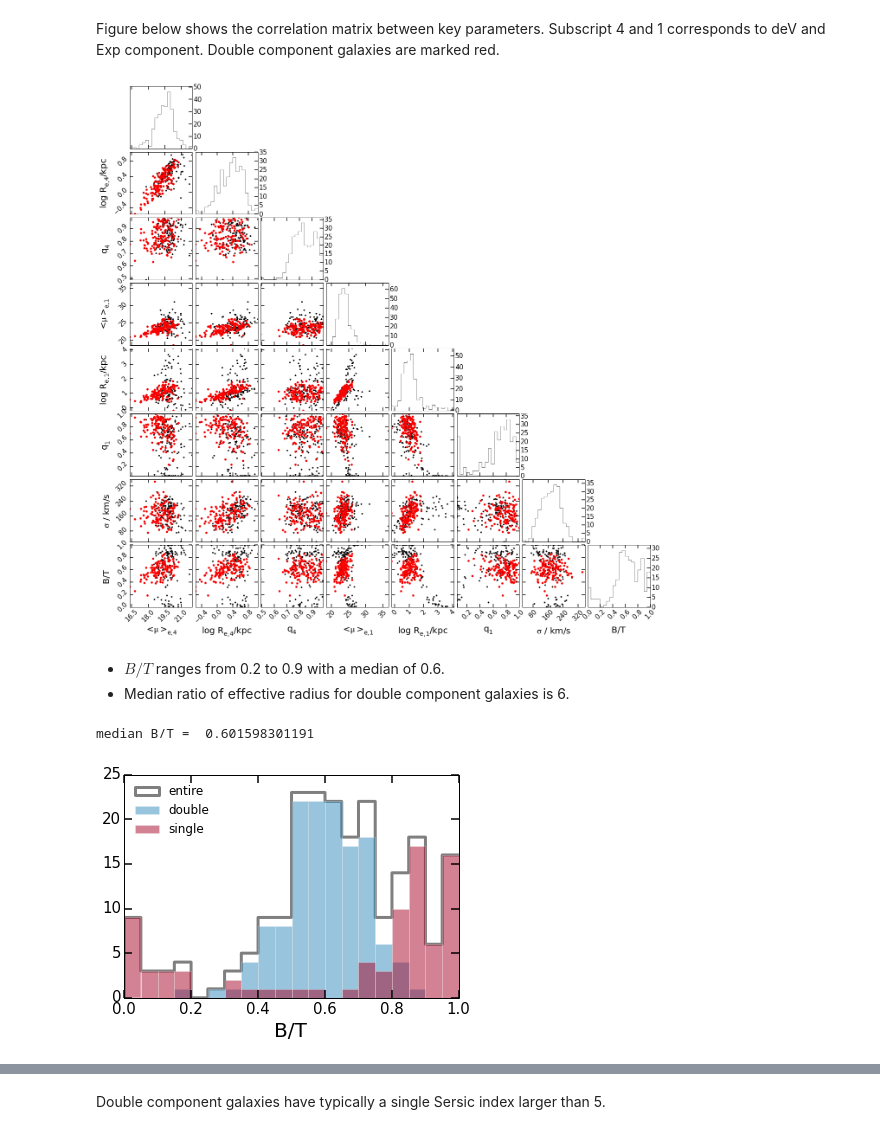
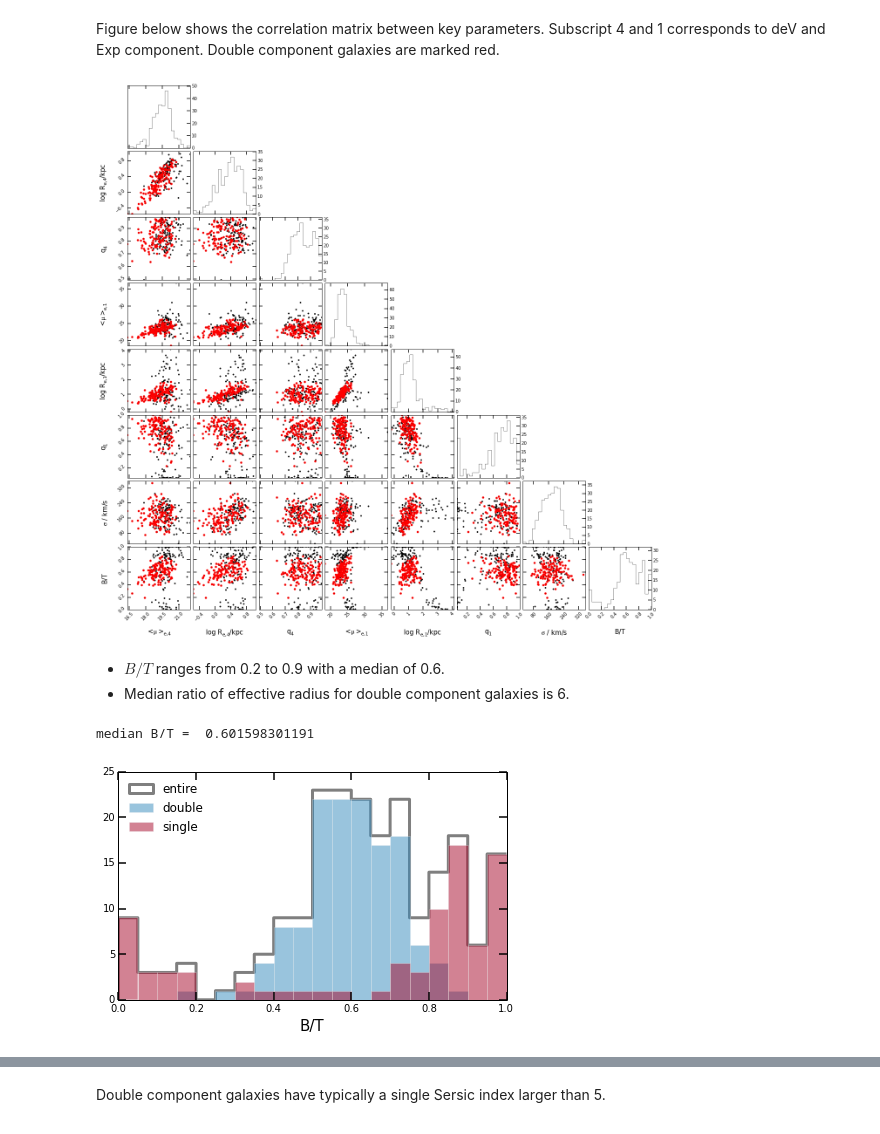
Before and after one commit to smoh/ETGOutskirts, a Jupyter notebook: 20141119/ExamineStamps.ipynb, the cells around one changed output, grey strips where cells are left out. Cells and saved outputs as stored; diff of their text form; code cells hidden in the pictures.

```diff
--- a/20141119/ExamineStamps.ipynb
+++ b/20141119/ExamineStamps.ipynb
@@ -34,6 +34,8 @@ sns.set_context("notebook", font_scale=1.5, rc={"lines.linewidth": 2.5})
 rc('axes', labelsize=20)
 rc('xtick', labelsize=15)
 rc('ytick', labelsize=15)
+# %%
+savefigures = True
 # %%
 tCutout = Table.read(
     'cutout.log', format='ascii',
@@ -161,22 +172,28 @@ fig = corner(d(s.models['deVExp']),
        plot_datapoints=True, plot_contours=False,
        mark_bool=cutDoubleComp,
        plot_kwargs=dict(ms=3))
+if savefigures:
+    fig.savefig('figures/gridParams.pdf')
 # %% [output]
-[figure, old version]
+[figure, new version]
 # %% [markdown]
 - $B/T$ ranges from 0.2 to 0.9 with a median of 0.6.
 - Median ratio of effective radius for double component galaxies is 6.
 # %%
+fig, ax = subplots(1, 1)
 bins = arange(0,1.01,.05)
-hist(m.p.flux_ratios[0][cutSample], bins, alpha=.5, histtype='step', lw=3, color='k', label='entire')
-hist(m.p.flux_ratios[0][cutDoubleComp & cutSample], bins, alpha=.5, label='double')
-hist(m.p.flux_ratios[0][~cutDoubleComp & cutSample], bins, alpha=.5, label='single')
-xlabel('B/T')
-_ = legend(loc='upper left')
+ax.hist(m.p.flux_ratios[0][cutSample], bins, alpha=.5, histtype='step', lw=3, color='k', label='entire')
+ax.hist(m.p.flux_ratios[0][cutDoubleComp & cutSample], bins, alpha=.5, label='double')
+ax.hist(m.p.flux_ratios[0][~cutDoubleComp & cutSample], bins, alpha=.5, label='single')
+ax.set_xlabel('B/T')
+_ = ax.legend(loc='upper left')
+fig.tight_layout()
+if savefigures:
+    fig.savefig('figures/distBT.pdf')
 print "median B/T = ", median(m.p.flux_ratios[0][cutDoubleComp & cutSample])
 # %% [output]
 median B/T =  0.601598301191
-[figure, old version]
+[figure, new version]
 # %%
 bins = arange(0, 30, 1)
 Re_ratio = m.p[1].Re/m.p[0].Re  # exp/deV
```
Also changed, not shown: parts of 11 cells of this notebook.
